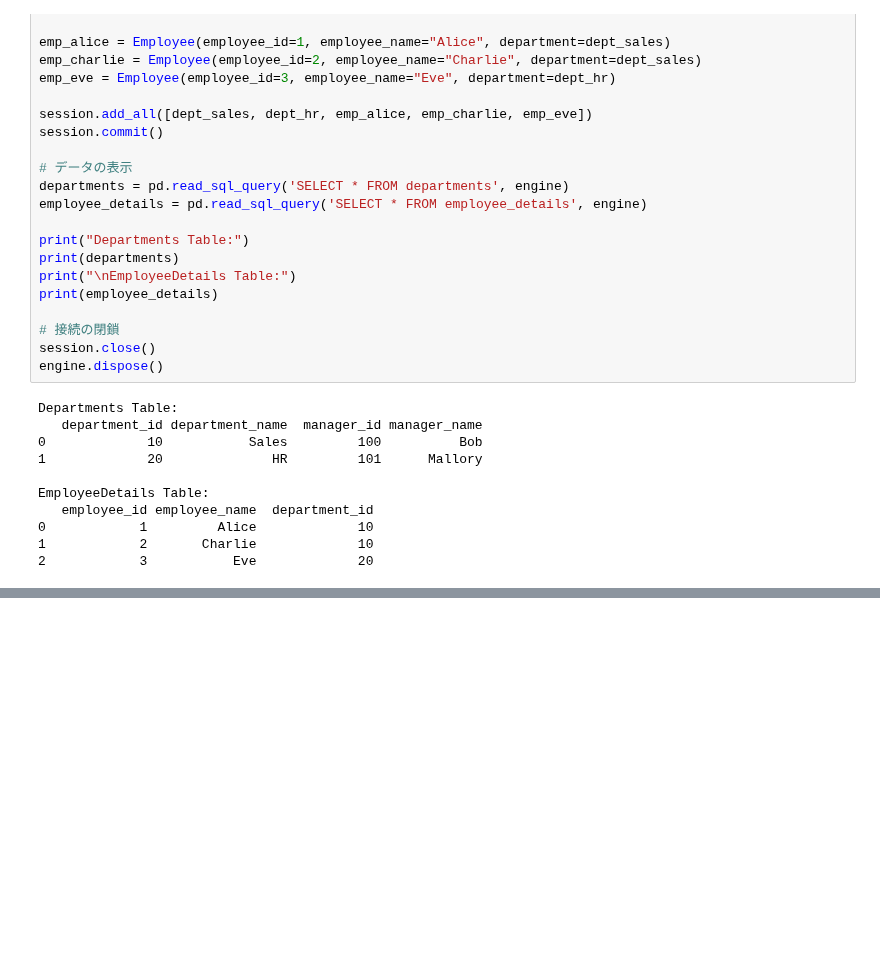
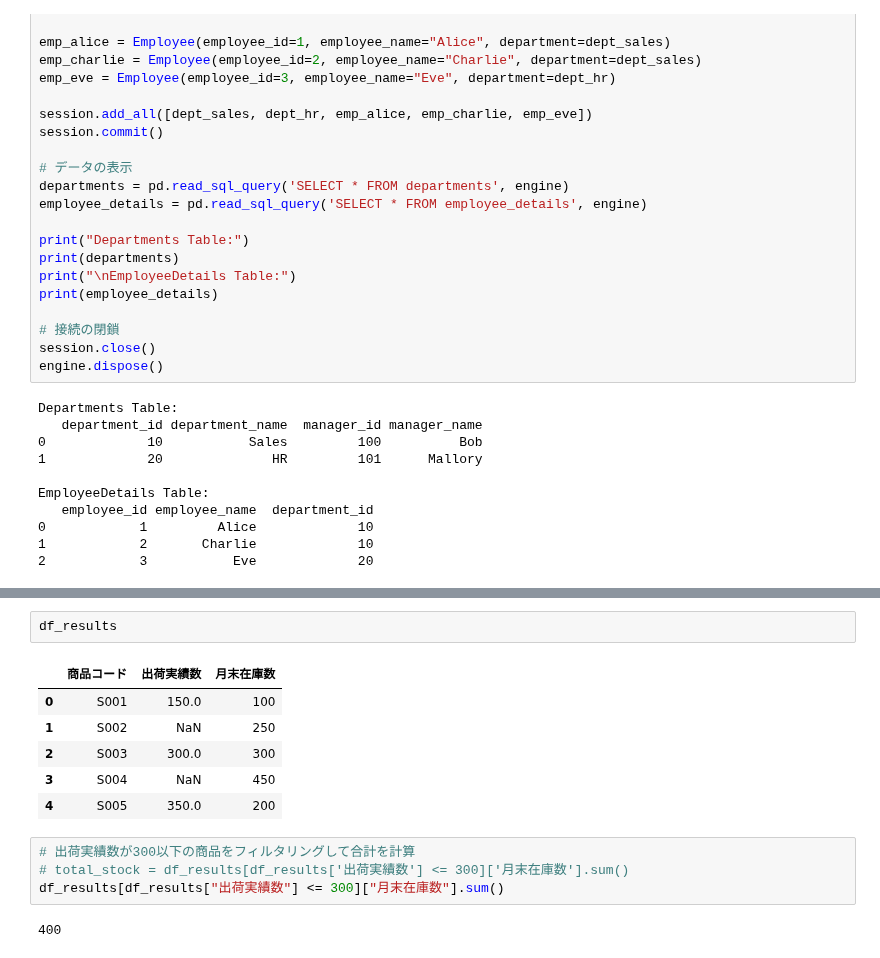
Before and after one commit to phonon-py/DatabaseSpecialistStudy, a Jupyter notebook: main.ipynb, the cells around one changed output, grey strips where cells are left out. Cells and saved outputs as stored; diff of their text form; blank space fills up the shorter version.

```diff
--- a/main.ipynb
+++ b/main.ipynb
@@ -3584,0 +3606,15 @@ engine.dispose()
+# %%
+df_results
+# %% [output]
+|  | 商品コード | 出荷実績数 | 月末在庫数 |
+| 0 | S001 | 150.0 | 100 |
+| 1 | S002 | NaN | 250 |
+| 2 | S003 | 300.0 | 300 |
+| 3 | S004 | NaN | 450 |
+| 4 | S005 | 350.0 | 200 |
+# %%
+# 出荷実績数が300以下の商品をフィルタリングして合計を計算
+# total_stock = df_results[df_results['出荷実績数'] <= 300]['月末在庫数'].sum()
+df_results[df_results["出荷実績数"] <= 300]["月末在庫数"].sum()
+# %% [output]
+400
```
Also changed, not shown: parts of 4 cells of this notebook.
